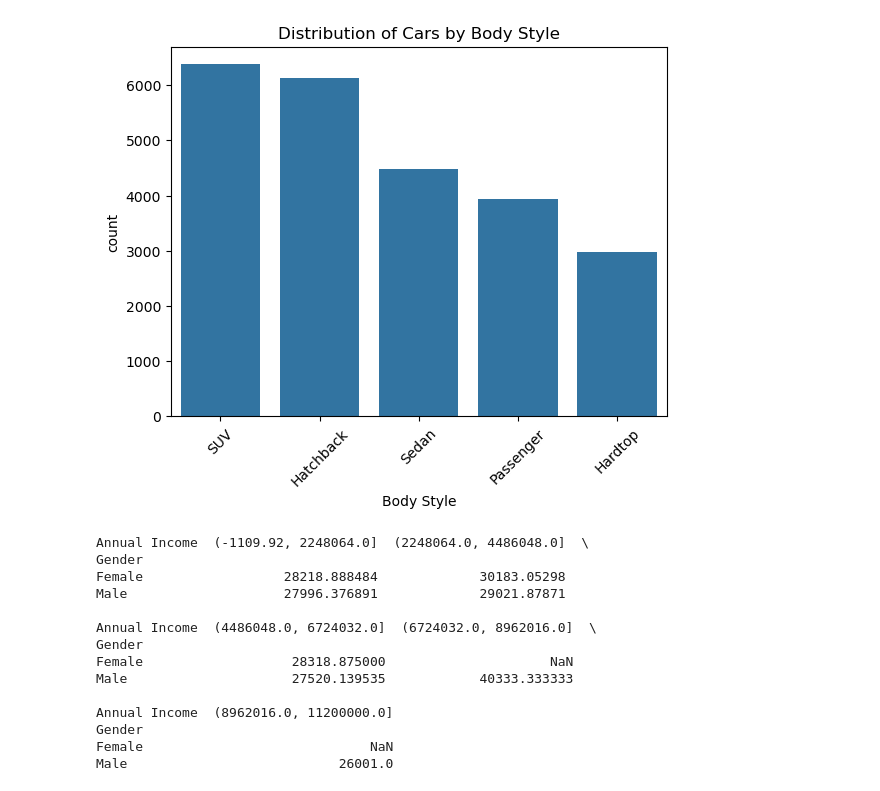
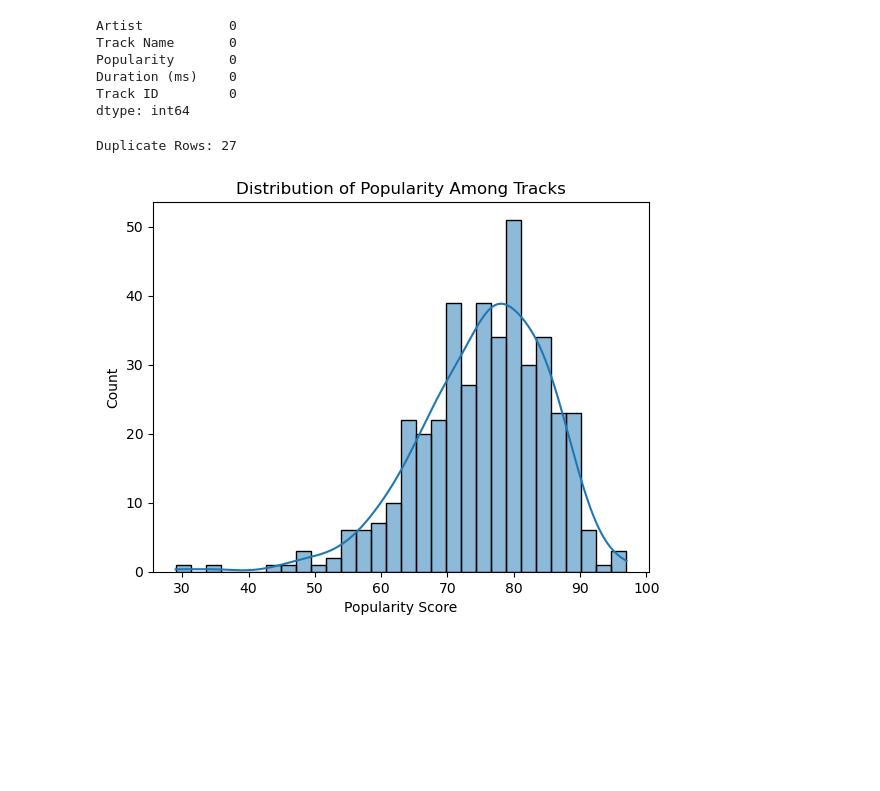
Before and after one commit to vinayiet/EDA, a Jupyter notebook: Untitled1.ipynb, the cells around one changed output. Saved outputs shown, nothing was run; the diff lists cells and outputs as text; code cells hidden in the pictures; blank space fills up the shorter version.

Commit message:
Performed EDA on the spotify dataset

```diff
--- a/Untitled1.ipynb
+++ b/Untitled1.ipynb
@@ -1,5 +1,7 @@
 # %%
 import pandas as pd
+import seaborn as sns
+import matplotlib.pyplot as plt
 
-
-df = pd.read_csv('car sale.csv')
+# Load dataset
+df = pd.read_csv("spotify.csv")
@@ -137,27 +8,26 @@ plt.show()
-# %%
-# 5. Distribution of cars based on body styles
-sns.countplot(x="Body Style", data=df, order=df["Body Style"].value_counts().index)
-plt.title("Distribution of Cars by Body Style")
-plt.xticks(rotation=45)
-plt.show()
-# %% [output]
-[figure, removed]
-# %%
-# 6. Average selling price of cars by gender and income
-avg_price_gender_income = df.groupby(["Gender", pd.cut(df["Annual Income"], bins=5)])["Price ($)"].mean().unstack()
-print(avg_price_gender_income)
-# %% [output]
-Annual Income  (-1109.92, 2248064.0]  (2248064.0, 4486048.0]  \
-Gender
-Female                  28218.888484             30183.05298
-Male                    27996.376891             29021.87871
-
-Annual Income  (4486048.0, 6724032.0]  (6724032.0, 8962016.0]  \
-Gender
-Female                   28318.875000                     NaN
-Male                     27520.139535            40333.333333
-
-Annual Income  (8962016.0, 11200000.0]
-Gender
-Female                             NaN
-Male                           26001.0
+# %%
+# 1. Check for null values and handle them
+print(df.isnull().sum())  # Check null values
+df.dropna(inplace=True)  # Remove rows with missing values
+# %% [output]
+Artist           0
+Track Name       0
+Popularity       0
+Duration (ms)    0
+Track ID         0
+dtype: int64
+# %%
+# 2. Check for duplicate rows and remove them
+print(f"Duplicate Rows: {df.duplicated().sum()}")
+df.drop_duplicates(inplace=True)
+# %% [output]
+Duplicate Rows: 27
+# %%
+# 3. Distribution of popularity among tracks
+sns.histplot(df["Popularity"], bins=30, kde=True)
+plt.title("Distribution of Popularity Among Tracks")
+plt.xlabel("Popularity Score")
+plt.ylabel("Count")
+plt.show()
+# %% [output]
+[figure, added]
```
Also changed, not shown: parts of 15 cells of this notebook, 2 other files.
